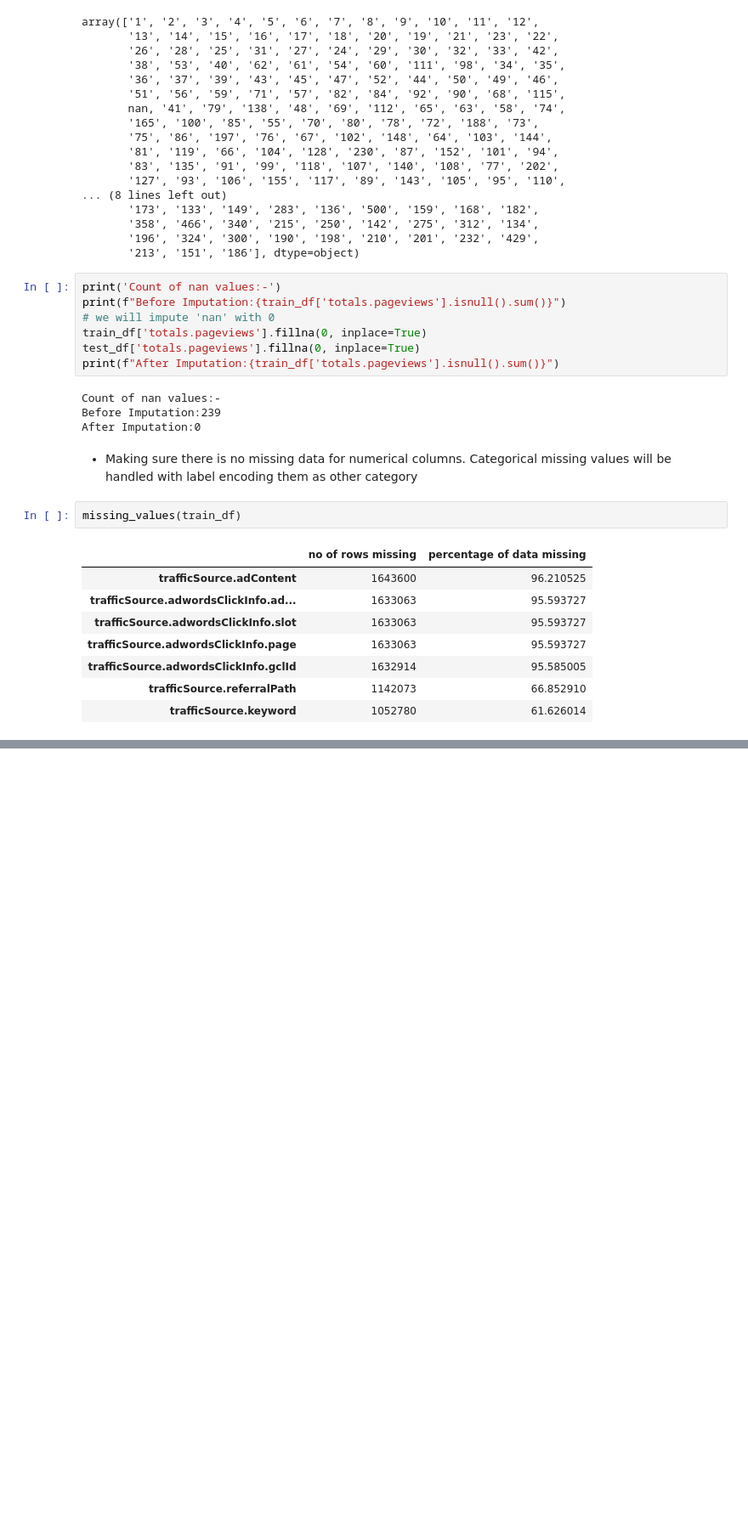
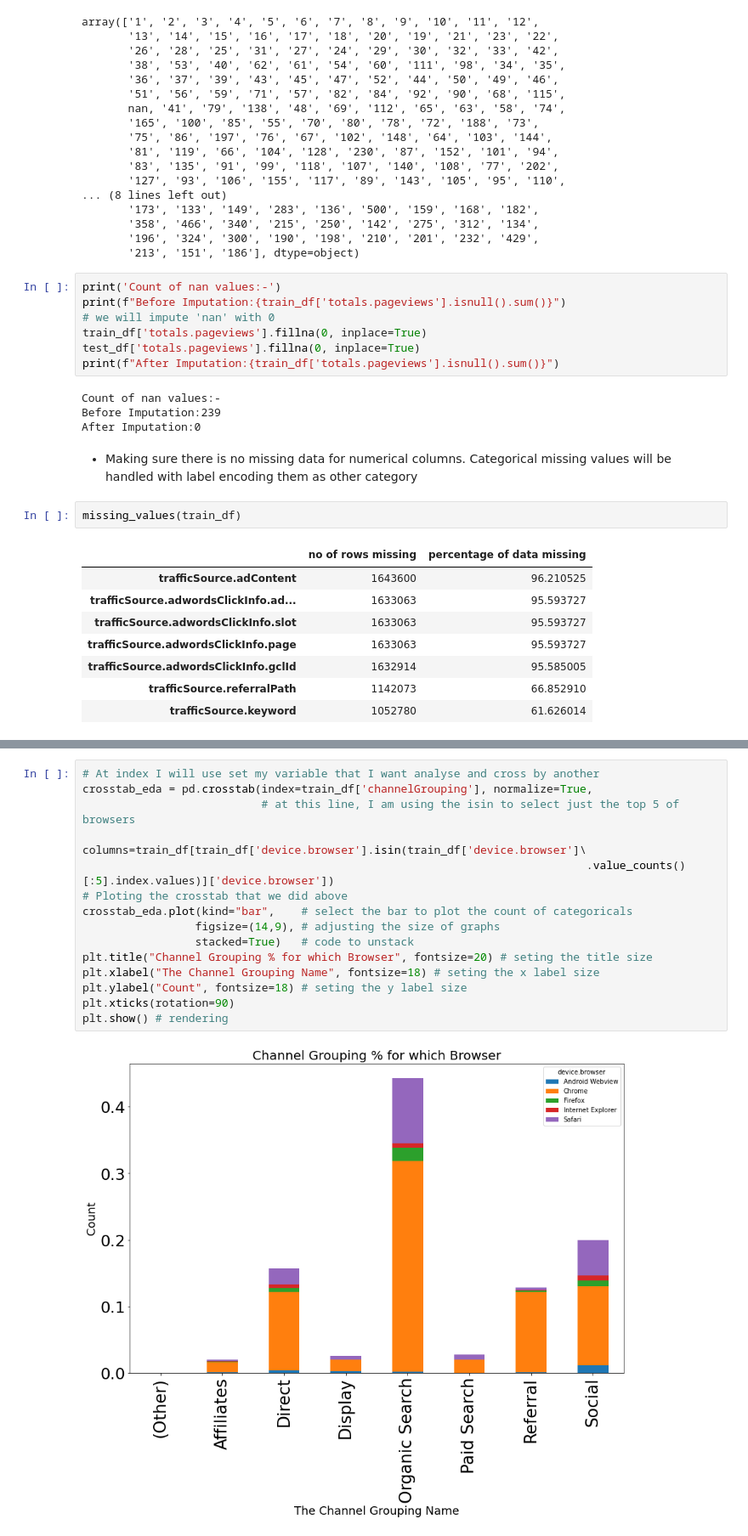
Before and after one commit to GK4444/google-revenue-prediction, a Jupyter notebook: main.ipynb, the cells around one changed output, grey strips where cells are left out. Shown: that part at 85% size. Drawn from its saved outputs; the diff is of its cells as text; blank space fills up the shorter version.

```diff
--- a/main.ipynb
+++ b/main.ipynb
@@ -511,0 +650,17 @@ True
+# %%
+# At index I will use set my variable that I want analyse and cross by another
+crosstab_eda = pd.crosstab(index=train_df['channelGrouping'], normalize=True,
+                           # at this line, I am using the isin to select just the top 5 of browsers
+                           columns=train_df[train_df['device.browser'].isin(train_df['device.browser']\
+                                                                            .value_counts()[:5].index.values)]['device.browser'])
+# Ploting the crosstab that we did above
+crosstab_eda.plot(kind="bar",    # select the bar to plot the count of categoricals
+                 figsize=(14,9), # adjusting the size of graphs
+                 stacked=True)   # code to unstack
+plt.title("Channel Grouping % for which Browser", fontsize=20) # seting the title size
+plt.xlabel("The Channel Grouping Name", fontsize=18) # seting the x label size
+plt.ylabel("Count", fontsize=18) # seting the y label size
+plt.xticks(rotation=90)
+plt.show() # rendering
+# %% [output]
+[figure, added]
```
Also changed, not shown: parts of 19 cells of this notebook.
